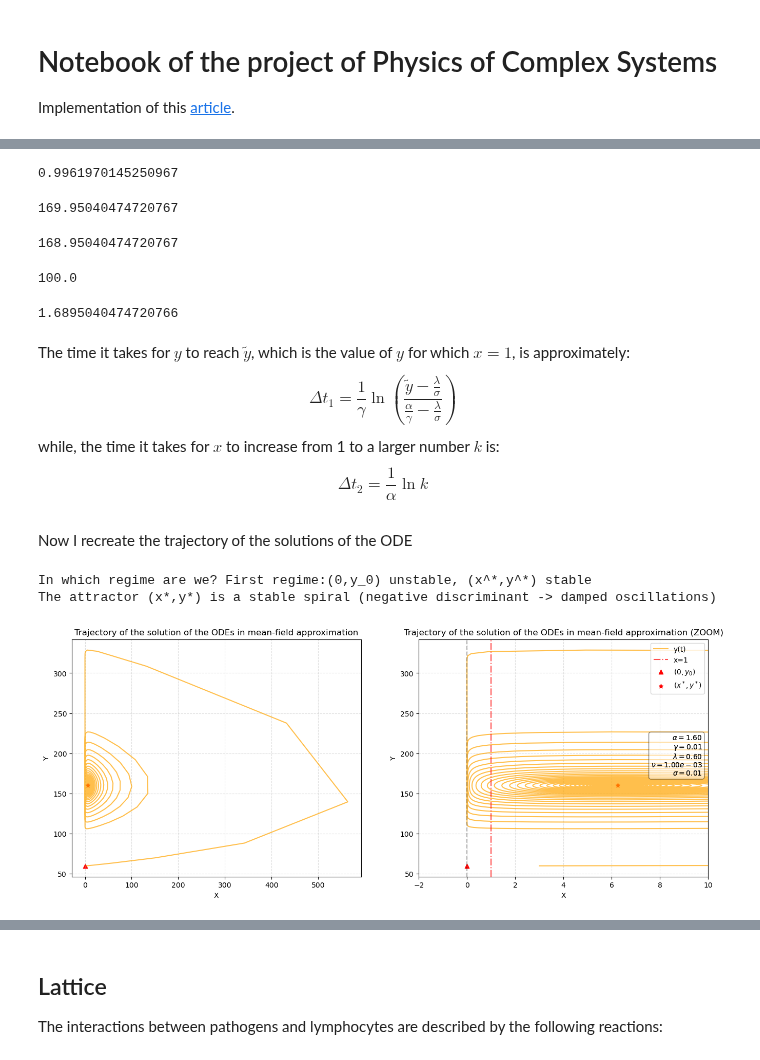
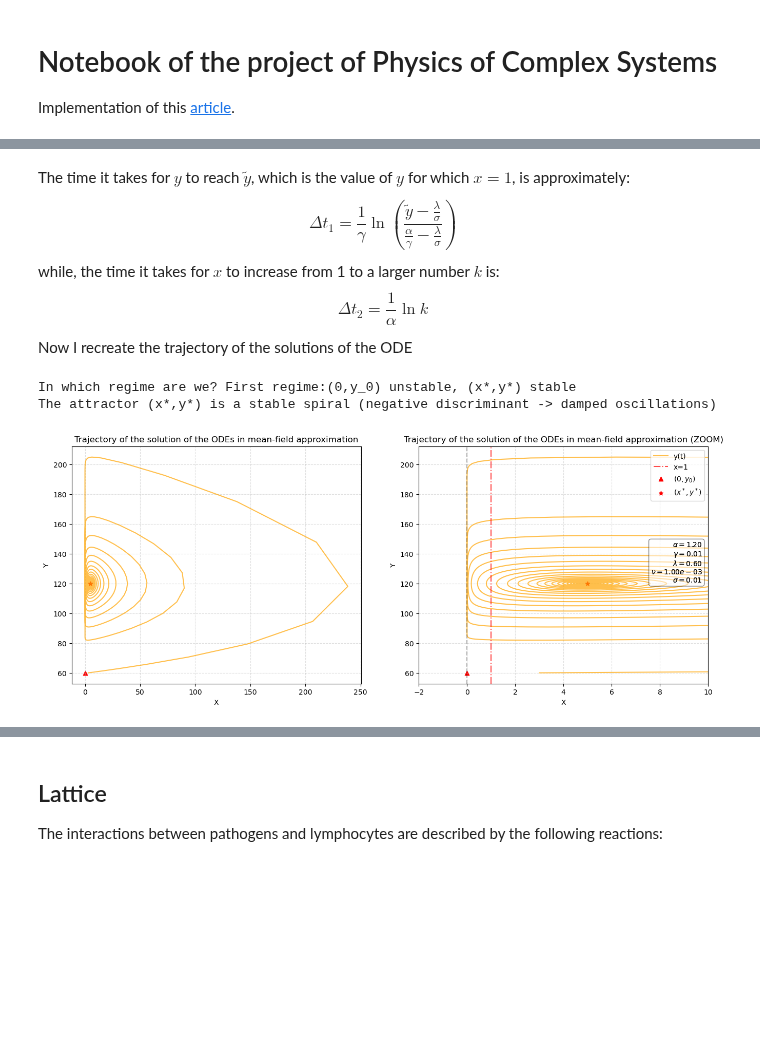
Before and after one commit to pietromalagoli/PCS, a Jupyter notebook: project.ipynb, the cells around one changed output, grey strips where cells are left out. Cells and saved outputs as stored; diff of their text form; code cells hidden in the pictures; blank space fills up the shorter version.

```diff
--- a/project.ipynb
+++ b/project.ipynb
@@ -95,13 +138,0 @@ The parameters represent:
-# %%
-par['alpha'] = 1.6
-par['gamma'] = 0.01
-par['nu'] = 0.001
-par['sigma'] = 0.01
-
-# Define some meaningful quantities for the analysis
-y0 = par['lambda']/par['sigma']
-#y0 = 4 # from Figure 1
-y_star = par['alpha']/par['gamma']
-x_star = (par['sigma']-par['lambda']*par['gamma']/par['alpha'])/par['nu']
-
-par
@@ -180,7 +179 @@ plt.savefig('plots/ODE.png')
 <Figure size 640x480 with 0 Axes>
-# %%
-par['alpha'] = 1.6
-par['gamma'] = 0.01
-par['nu'] = 0.001
-par['sigma'] = 0.01
-par
@@ -195,24 +180,3 @@ par
-# %%
-X_ode[np.argmin(np.abs(X_ode-1))]
-# %% [output]
-0.9961970145250967
-# %%
-y_tilde = Y_ode[np.argmin(np.abs(X_ode-1))]
-y_tilde
-# %% [output]
-169.95040474720767
-# %%
-print(y_tilde-par['gamma']/par['sigma'])
-# %% [output]
-168.95040474720767
-# %%
-(par['alpha']/par['gamma'])-par['lambda']/par['sigma']
-# %% [output]
-100.0
-# %%
-(y_tilde-par['gamma']/par['sigma'])/(par['alpha']/par['gamma']-par['lambda']/par['sigma'])
-# %% [output]
-1.6895040474720766
 # %% [markdown]
 The time it takes for $y$ to reach $\tilde{y}$, which is the value of $y$ for which $x=1$, is approximately:
 $$
@@ -222,3 +186,4 @@ while, the time it takes for $x$ to increase from 1 to a larger number $k$ is:
 $$
 \Delta t_2 = \frac{1}{\alpha}\ln k
 $$
+Now I recreate the trajectory of the solutions of the ODE
@@ -231,70 +190,35 @@ Dt1 = (1/par['gamma'])*(np.log((y_tilde-
-# %% [markdown]
-Now I recreate the trajectory of the solutions of the ODE
 # %%
-'''
-# parameters initialization (I use the parameters listed in the caption of Figure 3)
-par = {
-    'alpha': 1.2,
-    'gamma': 0.1,   # questo sarebbe 0.01
-    'lambda': 0.4,
-    'nu': 0.004,
-    'sigma': 0.1,
-    'Dx': 0.,       # diffusion of x
-    'Dy': 0.        # diffusion of y
-}
-'''
-# Define some meaningful quantities for the analysis
-y0 = par['lambda']/par['sigma']
-y_star = par['alpha']/par['gamma']
-x_star = (par['sigma']-par['lambda']*par['gamma']/par['alpha'])/par['nu']
-
 stability(par)
-
-'''
-# Solve
-X_ode = odeint(system,z0,t_s,args=(par,))[:,0]
-Y_ode = odeint(system,z0,t_s,args=(par,))[:,1]
-'''
-'''
-# Normalization
-X_ode /= np.max(X_ode)
-Y_ode /= np.max(Y_ode)
-
-# Normalize also the fixed points
-y0 /= np.max(Y_ode)
-x_star /= np.max(X_ode)
-y_star /= np.max(Y_ode)
-'''
 
 fig,ax = plt.subplots(1,2,figsize=(16,6))
 # Trajectory of the solutions over time
 ax[0].plot(X_ode, Y_ode, c='orange', label='y(t)',alpha=0.7)
 ax[0].set_title('Trajectory of the solution of the ODEs in mean-field approximation')
 ax[0].scatter(0,y0, c='r',marker='^',label=r'$(0,y_0)$')
 ax[0].scatter(x_star,y_star, c='r',marker='*',label=r'$(x^*,y^*)$')
 ax[0].set_xlabel('X')
 ax[0].set_ylabel('Y')
 ax[0].grid(True, which="both",alpha=0.4,linestyle='--')
 add_par_box(par)
 
 # Trajectory of the solutions over time zoomed
 ax[1].plot(X_ode, Y_ode, c='orange', label='y(t)',alpha=0.7)
 ax[1].axvline(1,c='r',linestyle='-.',label='x=1',alpha=0.7)
 ax[1].axvline(0,c='black',linestyle='--',alpha=0.3)
 ax[1].set_title('Trajectory of the solution of the ODEs in mean-field approximation (ZOOM)')
 ax[1].scatter(0,y0, c='r',marker='^',label=r'$(0,y_0)$')
 ax[1].scatter(x_star,y_star, c='r',marker='*',label=r'$(x^*,y^*)$')
 ax[1].set_xlim(-2,10)
 ax[1].set_xlabel('X')
 ax[1].set_ylabel('Y')
 ax[1].grid(True, which="both",alpha=0.4,linestyle='--')
 add_par_box(par)
 plt.legend(loc='upper right')
 plt.savefig('plots/Traj_ODE.png')
 # %% [output]
-In which regime are we? First regime:(0,y_0) unstable, (x^*,y^*) stable
+In which regime are we? First regime:(0,y_0) unstable, (x*,y*) stable
 The attractor (x*,y*) is a stable spiral (negative discriminant -> damped oscillations)
-[figure, old version]
+[figure, new version]
 # %%
 def P_da(x,y,par,y0):
     # this I've obtained from the expression for the disappearance probability at page 4 (see paper notes)
```
Also changed, not shown: parts of 23 cells of this notebook, 1 other file.
